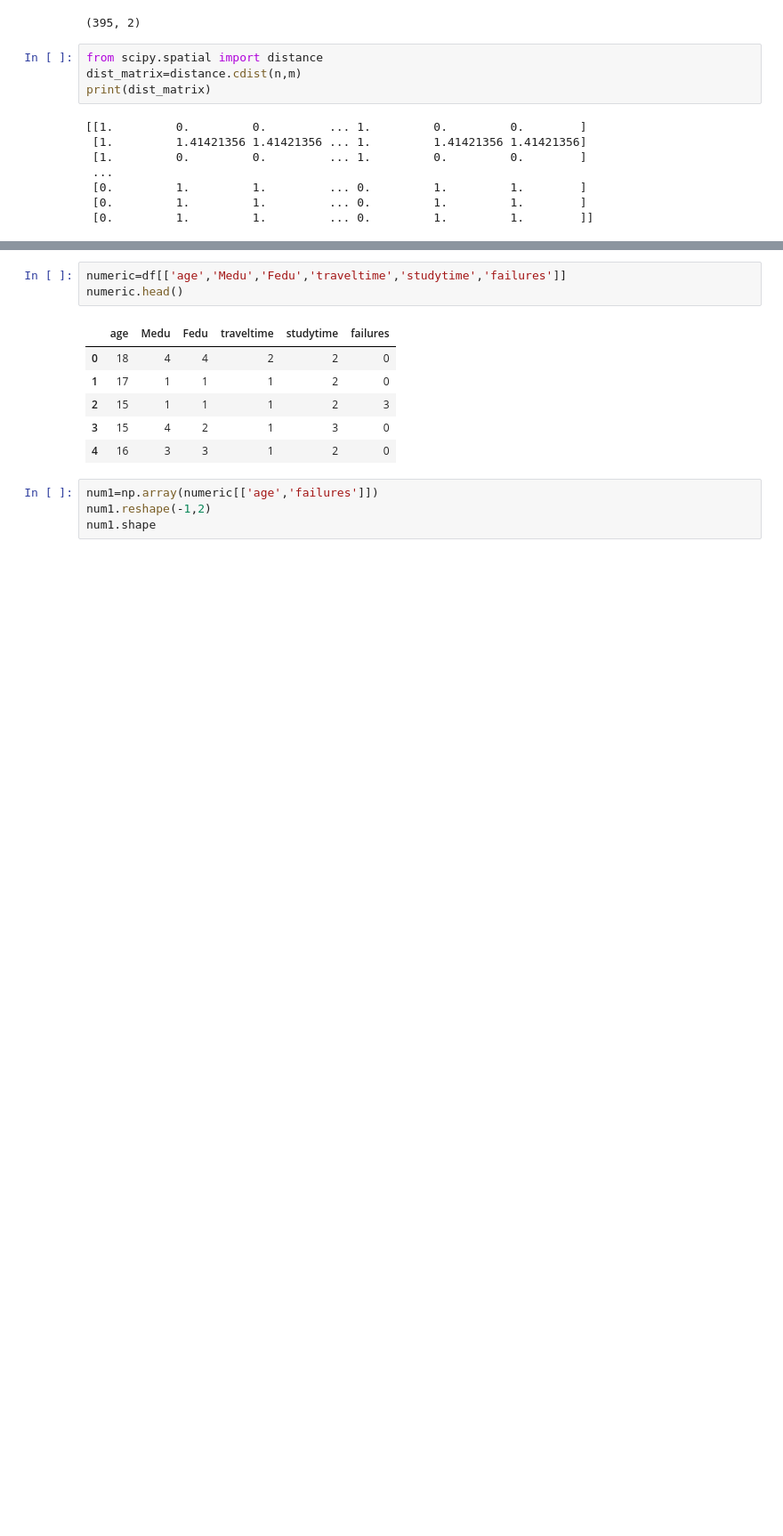
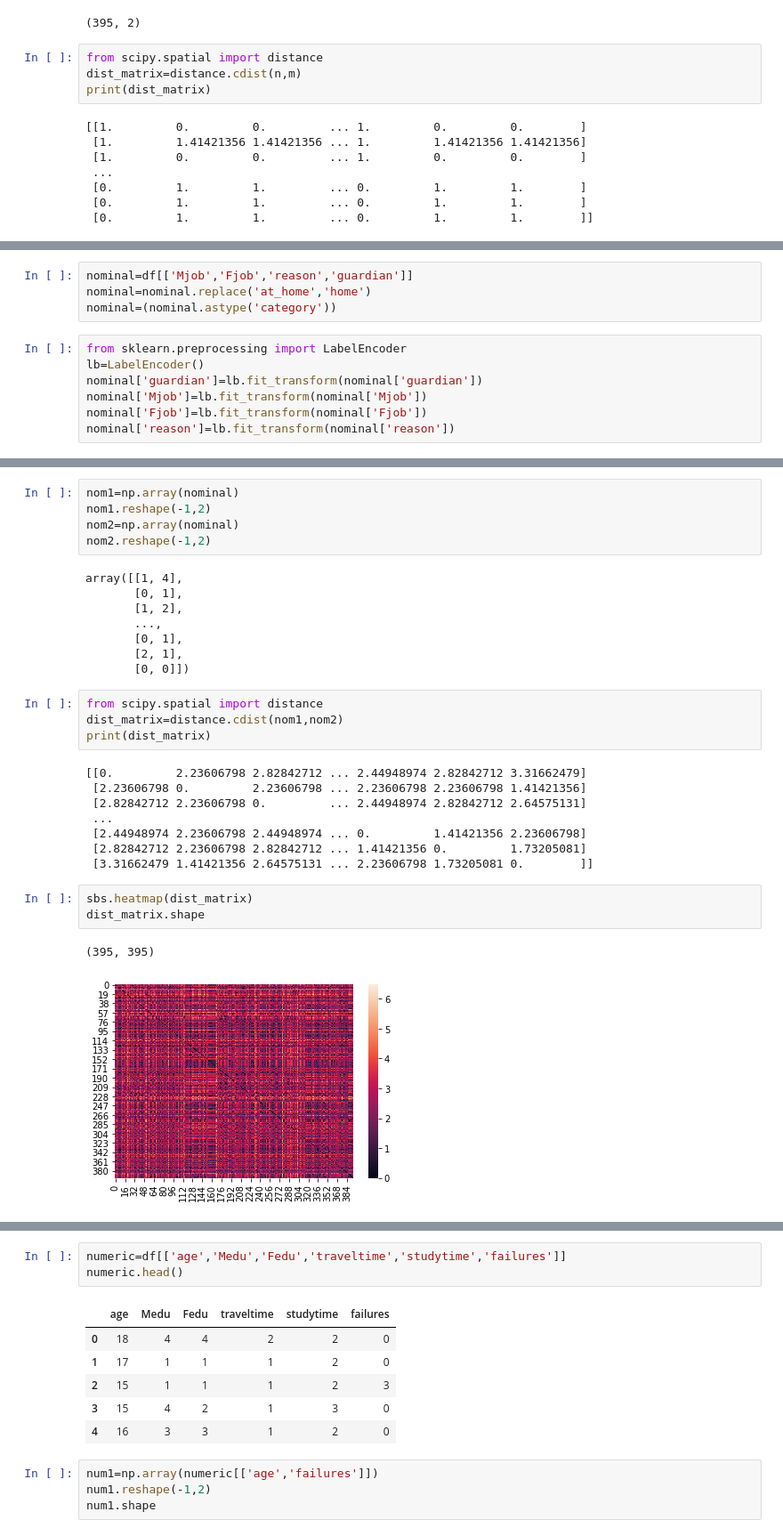
Before and after one commit to archana1822/DMDW, a Jupyter notebook: Assignment_5.ipynb, the cells around one changed output, grey strips where cells are left out. Shown at 89% size. Drawn from its saved outputs; the diff is of its cells as text; blank space fills up the shorter version.

```diff
--- a/Assignment_5.ipynb
+++ b/Assignment_5.ipynb
@@ -72,0 +76,11 @@ plt.show()
+# %%
+nominal=df[['Mjob','Fjob','reason','guardian']]
+nominal=nominal.replace('at_home','home')
+nominal=(nominal.astype('category'))
+# %%
+from sklearn.preprocessing import LabelEncoder
+lb=LabelEncoder()
+nominal['guardian']=lb.fit_transform(nominal['guardian'])
+nominal['Mjob']=lb.fit_transform(nominal['Mjob'])
+nominal['Fjob']=lb.fit_transform(nominal['Fjob'])
+nominal['reason']=lb.fit_transform(nominal['reason'])
@@ -72,0 +96,31 @@ plt.show()
+# %%
+nom1=np.array(nominal)
+nom1.reshape(-1,2)
+nom2=np.array(nominal)
+nom2.reshape(-1,2)
+# %% [output]
+array([[1, 4],
+       [0, 1],
+       [1, 2],
+       ...,
+       [0, 1],
+       [2, 1],
+       [0, 0]])
+# %%
+from scipy.spatial import distance
+dist_matrix=distance.cdist(nom1,nom2)
+print(dist_matrix)
+# %% [output]
+[[0.         2.23606798 2.82842712 ... 2.44948974 2.82842712 3.31662479]
+ [2.23606798 0.         2.23606798 ... 2.23606798 2.23606798 1.41421356]
+ [2.82842712 2.23606798 0.         ... 2.44948974 2.82842712 2.64575131]
+ ...
+ [2.44948974 2.23606798 2.44948974 ... 0.         1.41421356 2.23606798]
+ [2.82842712 2.23606798 2.82842712 ... 1.41421356 0.         1.73205081]
+ [3.31662479 1.41421356 2.64575131 ... 2.23606798 1.73205081 0.        ]]
+# %%
+sbs.heatmap(dist_matrix)
+dist_matrix.shape
+# %% [output]
+(395, 395)
+[figure, added]
```
Also changed, not shown: parts of 11 cells of this notebook.
